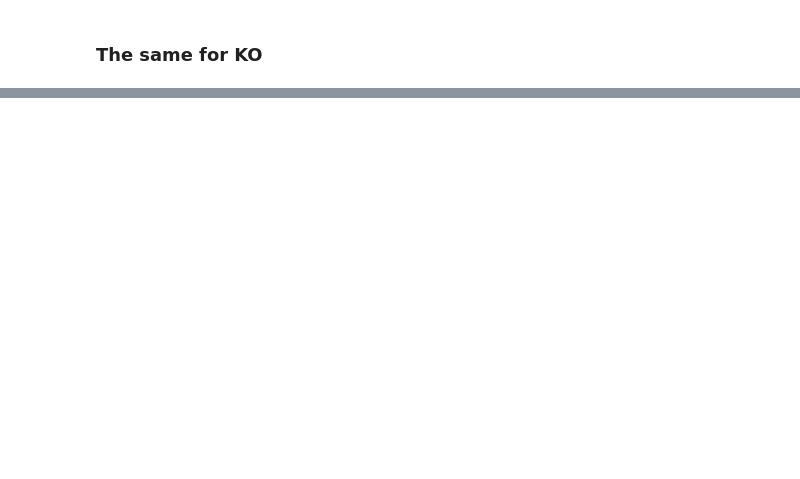
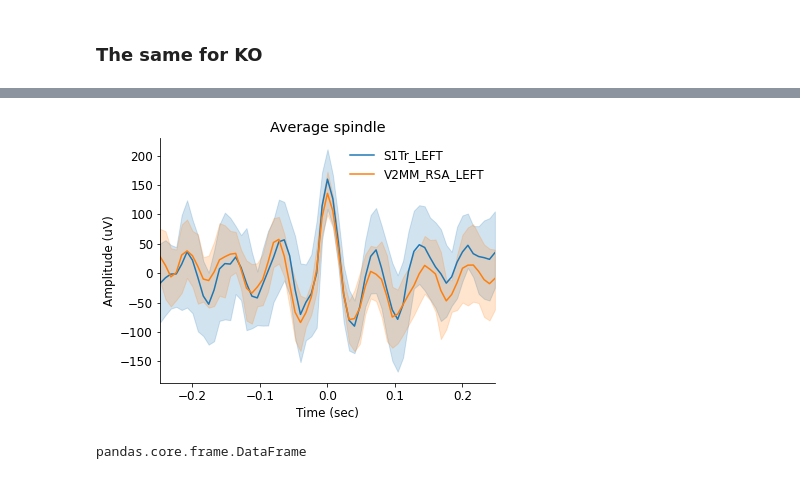
Before and after one commit to agonzal2/EEG_Coherence, a Jupyter notebook: spindles_in_syngap.ipynb, the cells around one changed output, grey strips where cells are left out. Cells and saved outputs as stored; diff of their text form; code cells hidden in the pictures; blank space fills up the shorter version.

```diff
--- a/spindles_in_syngap.ipynb
+++ b/spindles_in_syngap.ipynb
@@ -129,7 +129,7 @@ wt_folder = '/media/jorge/DATADRIVE0/Data/Alfredo/Syngap/WT/'
 # %%
 montage_name = '/media/jorge/DATADRIVE0/Code/MNE_Alfredo/standard_32grid_Alfredo.elc'
 n_electrodes = 32
-neighbors_dist = 1
+neighbors_dist = 0.5
 long_distance = 2
 
 prm.set_sampling_rate(1000)
@@ -168,18 +176,25 @@ short_d_comb, long_d_comb = electrode_combinations(montage_name, neighbors_dist,
 # %%
 list_sp_multi_WT = []
 list_sp_WT = []
-sp_short_WT = []
+total_samples_WT = []
+total_seconds_WT = []
+sp_per_recording_WT = []
 for i, xls_file in enumerate(l_xls_files_WT):
     # First extract data for the whole recording but just for the NonREM state
     brain_states = import_brain_states(xls_file)
     raw_data = load_32_EEG_by_state(l_folders_WT[i], montage_name, '100', brain_states, brain_state, downsampling)
+    total_samples_WT.append(raw_data.n_times)
+    total_seconds_WT.append(raw_data.n_times/(sr/downsampling))
     # Go through all the combinations on that recording
     # Short distances
+    sp_short_WT = []
     for i in list(short_d_comb):
         data = np.vstack((raw_data._data[i[0]], raw_data._data[i[1]]))
         names = [raw_data.ch_names[i[0]],raw_data.ch_names[i[1]]]
-        sp = yasa.spindles_detect(data, sf = sr/downsampling, ch_names = names, multi_only=True, remove_outliers=True)
+        sp = yasa.spindles_detect(data, sf = sr/downsampling, ch_names = names, freq_sp=(13,17), multi_only=True, remove_outliers=True)
         sp_short_WT.append(sp)
+
+    sp_per_recording_WT.append(list(filter(None, sp_short_WT))) # there are some sp that are empty
     # Long distance
     print('recording done:')
     print(xls_file)
@@ -225,18 +438,25 @@ Ready.
 # %%
 list_sp_multi_KO = []
 list_sp_KO = []
-sp_short_KO = []
+total_samples_KO = []
+total_seconds_KO = []
+sp_per_recording_KO = []
 for i, xls_file in enumerate(l_xls_files_KO):
     # First extract data for the whole recording but just for the NonREM state
     brain_states = import_brain_states(xls_file)
     raw_data = load_32_EEG_by_state(l_folders_KO[i], montage_name, '100', brain_states, brain_state, downsampling)
+    total_samples_KO.append(raw_data.n_times)
+    total_seconds_KO.append(raw_data.n_times/(sr/downsampling))
     # Go through all the combinations on that recording
     # Short distances
+    sp_short_KO = []
     for i in list(short_d_comb):
         data = np.vstack((raw_data._data[i[0]], raw_data._data[i[1]]))
         names = [raw_data.ch_names[i[0]],raw_data.ch_names[i[1]]]
-        sp = yasa.spindles_detect(data, sf = sr/downsampling, ch_names = names, multi_only=True, remove_outliers=True)
+        sp = yasa.spindles_detect(data, sf = sr/downsampling, ch_names = names, freq_sp=(13,17), multi_only=True, remove_outliers=True)
         sp_short_KO.append(sp)
+
+    sp_per_recording_KO.append(list(filter(None, sp_short_KO))) # there are some sp that are empty
     # Long distance. do not do it for now, it would take too long
     print('recording done:')
     print(xls_file)
@@ -648,0 +731,12 @@ all_spindles.round(3)
+# %%
+import seaborn as sns
+# Plot an average template of the detected slow-waves, centered around the negative peak
+ax = sp_per_animal_KO[0][0].plot_average(time_before=0.25, time_after=0.25)
+ax.legend(frameon=False)
+sns.despine()
+# %% [output]
+[figure, added]
+# %%
+type(sp_per_animal_KO[0][0].summary())
+# %% [output]
+pandas.core.frame.DataFrame
```
Also changed, not shown: parts of 42 cells of this notebook.
